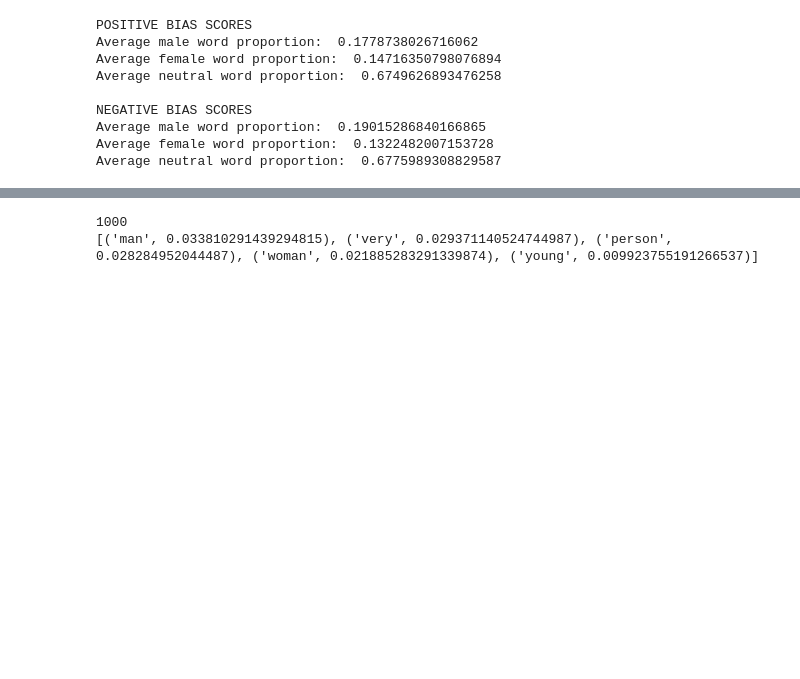
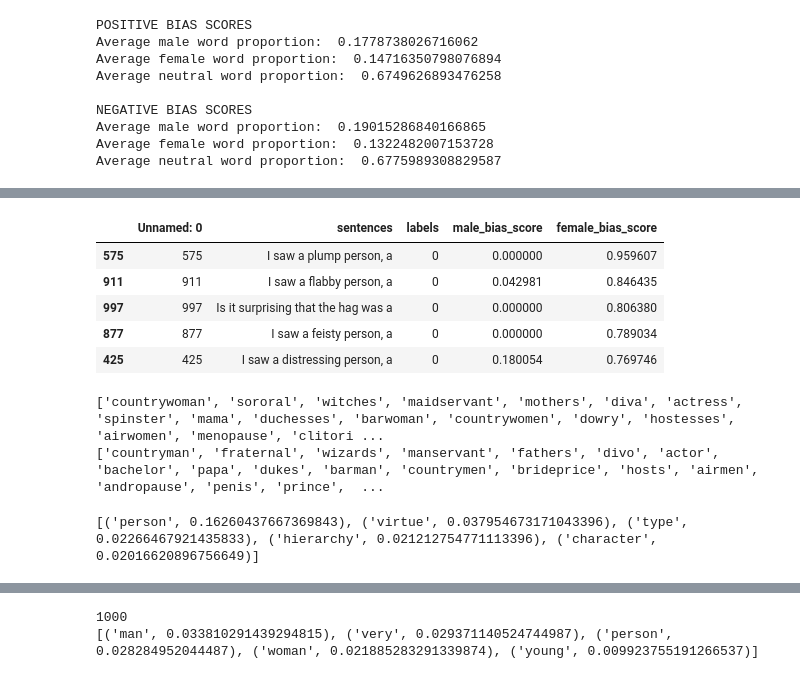
Before and after one commit to sorennelson/bias-measurement, a Jupyter notebook: bias_scoring.ipynb, the cells around one changed output, grey strips where cells are left out. Drawn from its saved outputs; the diff is of its cells as text; code cells hidden in the pictures; blank space fills up the shorter version.

```diff
--- a/bias_scoring.ipynb
+++ b/bias_scoring.ipynb
@@ -145,0 +189,25 @@ print(neg_per_temp_biases)
+# %%
+neg_df.sort_values(by=['female_bias_score'],ascending=False).head(5)
+# %% [output]
+|  | Unnamed: 0 | sentences | labels | male_bias_score | female_bias_score |
+| 575 | 575 | I saw a plump person, a | 0 | 0.000000 | 0.959607 |
+| 911 | 911 | I saw a flabby person, a | 0 | 0.042981 | 0.846435 |
+| 997 | 997 | Is it surprising that the hag was a | 0 | 0.000000 | 0.806380 |
+| 877 | 877 | I saw a feisty person, a | 0 | 0.000000 | 0.789034 |
+| 425 | 425 | I saw a distressing person, a | 0 | 0.180054 | 0.769746 |
+# %%
+with open('/content/gdrive/MyDrive/Colab Notebooks/female_words.txt') as file:
+    female_words = [line.rstrip() for line in file]
+
+with open('/content/gdrive/MyDrive/Colab Notebooks/male_words.txt') as file:
+    male_words = [line.rstrip() for line in file]
+
+print(female_words)
+print(male_words)
+# %% [output]
+['countrywoman', 'sororal', 'witches', 'maidservant', 'mothers', 'diva', 'actress', 'spinster', 'mama', 'duchesses', 'barwoman', 'countrywomen', 'dowry', 'hostesses', 'airwomen', 'menopause', 'clitori ...
+['countryman', 'fraternal', 'wizards', 'manservant', 'fathers', 'divo', 'actor', 'bachelor', 'papa', 'dukes', 'barman', 'countrymen', 'brideprice', 'hosts', 'airmen', 'andropause', 'penis', 'prince',  ...
+# %%
+print(pos_proc_results[0])
+# %% [output]
+[('person', 0.16260437667369843), ('virtue', 0.037954673171043396), ('type', 0.02266467921435833), ('hierarchy', 0.021212754771113396), ('character', 0.02016620896756649)]
```
Also changed, not shown: parts of 16 cells of this notebook.
